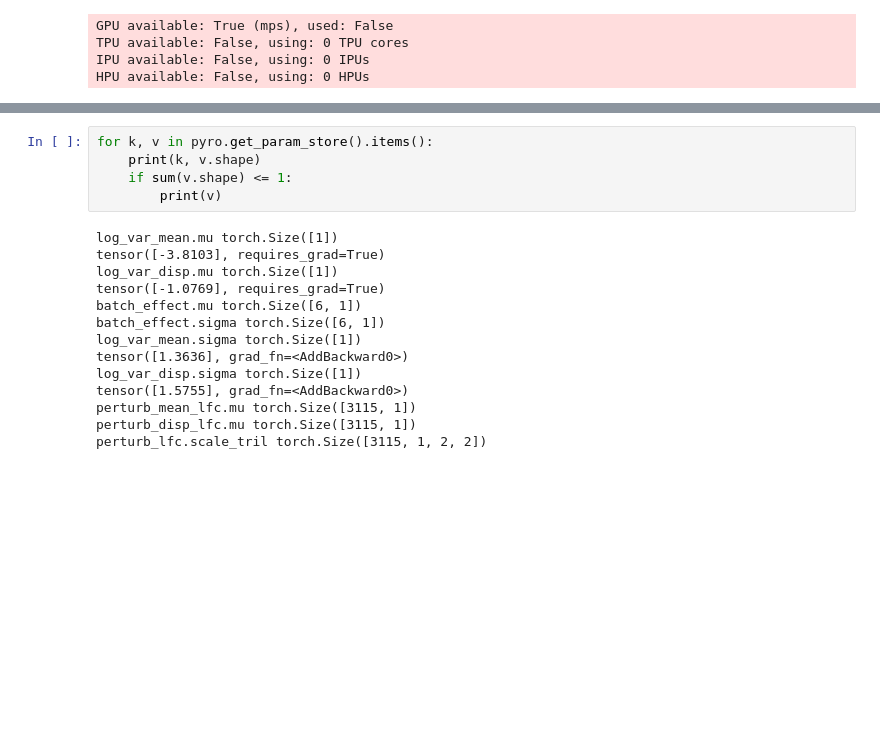
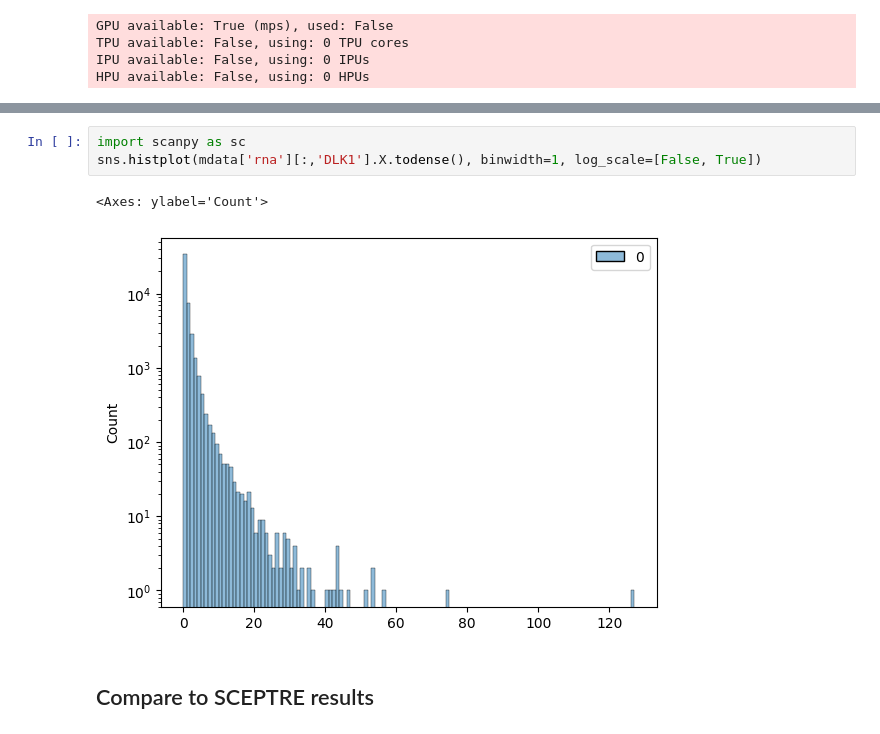
Before and after one commit to pinellolab/PerTurbo, a Jupyter notebook: docs/notebooks/gasperini_pilot.ipynb, the cells around one changed output, grey strips where cells are left out. Drawn from its saved outputs; the diff is of its cells as text; blank space fills up the shorter version.

```diff
--- a/docs/notebooks/gasperini_pilot.ipynb
+++ b/docs/notebooks/gasperini_pilot.ipynb
@@ -270,19 +283,8 @@ sns.histplot(significant_results, hue='is_target', x='value', stat="percent", lo
-# %%
-for k, v in pyro.get_param_store().items():
-    print(k, v.shape)
-    if sum(v.shape) <= 1:
-        print(v)
-# %% [output]
-log_var_mean.mu torch.Size([1])
-tensor([-3.8103], requires_grad=True)
-log_var_disp.mu torch.Size([1])
-tensor([-1.0769], requires_grad=True)
-batch_effect.mu torch.Size([6, 1])
-batch_effect.sigma torch.Size([6, 1])
-log_var_mean.sigma torch.Size([1])
-tensor([1.3636], grad_fn=<AddBackward0>)
-log_var_disp.sigma torch.Size([1])
-tensor([1.5755], grad_fn=<AddBackward0>)
-perturb_mean_lfc.mu torch.Size([3115, 1])
-perturb_disp_lfc.mu torch.Size([3115, 1])
-perturb_lfc.scale_tril torch.Size([3115, 1, 2, 2])
+# %%
+import scanpy as sc
+sns.histplot(mdata['rna'][:,'DLK1'].X.todense(), binwidth=1, log_scale=[False, True])
+# %% [output]
+<Axes: ylabel='Count'>
+[figure, added]
+# %% [markdown]
+## Compare to SCEPTRE results
```
Also changed, not shown: parts of 16 cells of this notebook, 1 other file.
